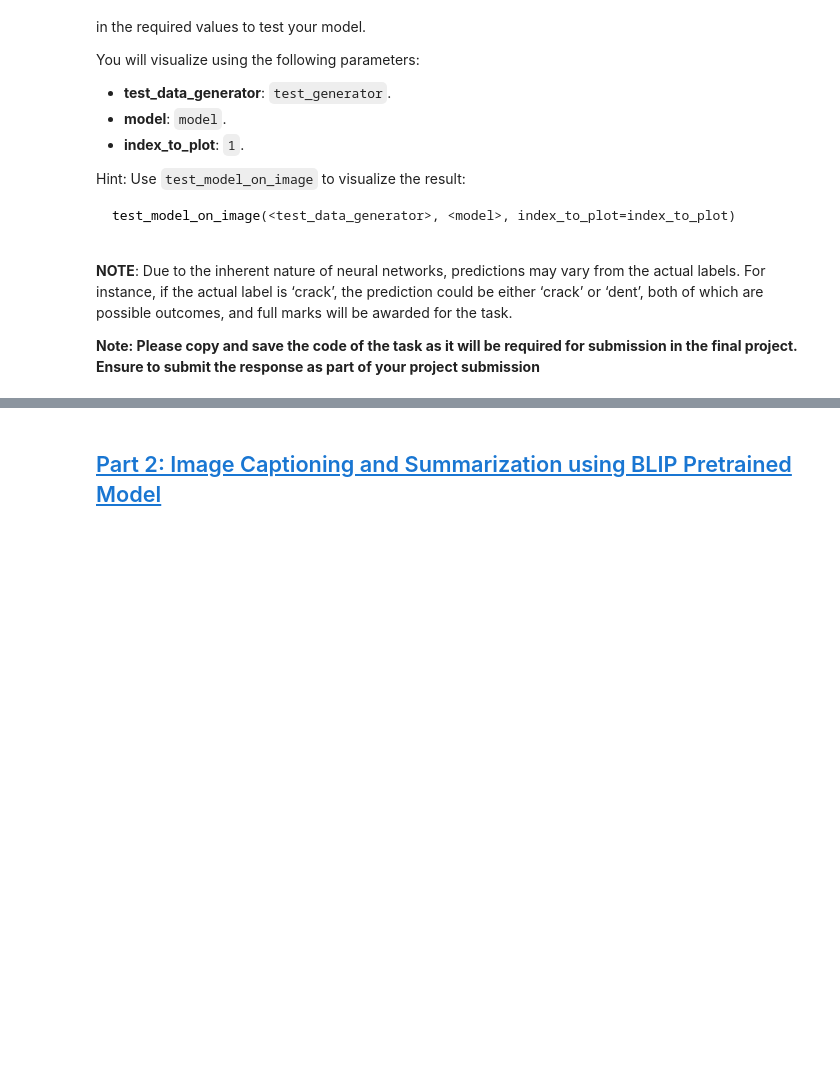
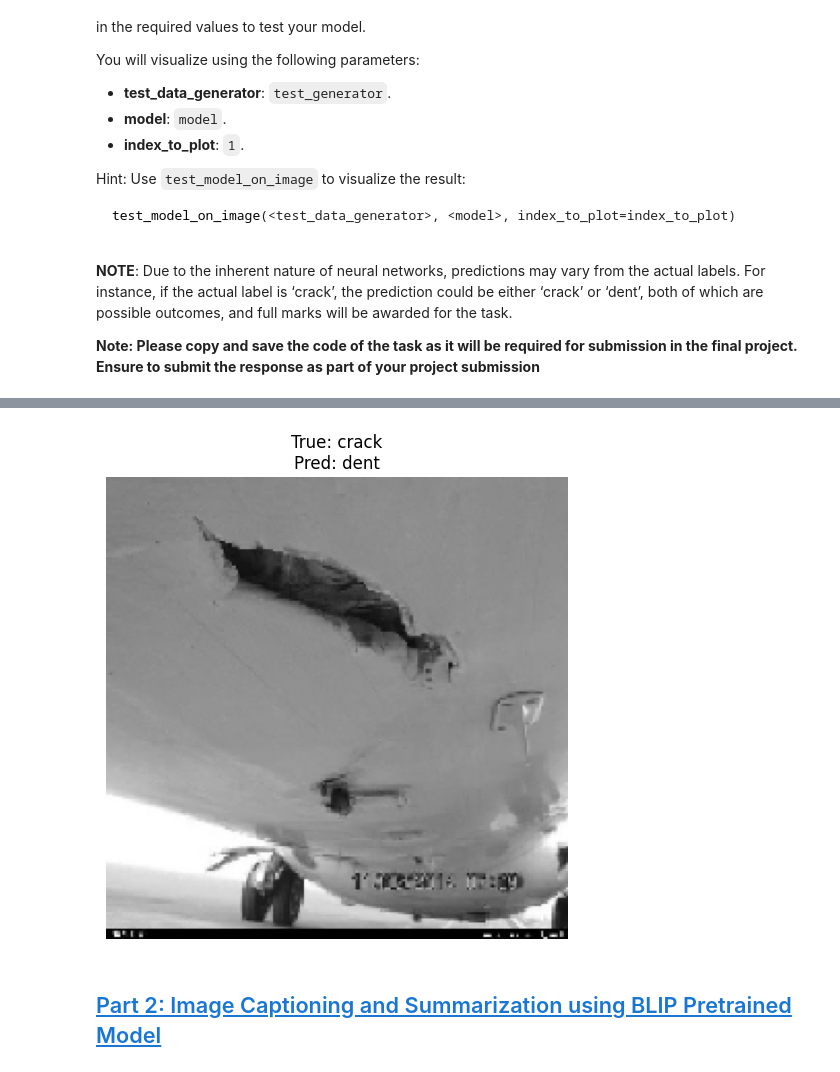
Before and after one commit to loayalabri/DL_Course_Project, a Jupyter notebook: Final_Project_Classification_and_Captioning.ipynb, the cells around one changed output, grey strips where cells are left out. Drawn from its saved outputs; the diff is of its cells as text; code cells hidden in the pictures; blank space fills up the shorter version.

```diff
--- a/Final_Project_Classification_and_Captioning.ipynb
+++ b/Final_Project_Classification_and_Captioning.ipynb
@@ -294,0 +325,11 @@ test_generator = test_datagen.flow_from_directory(
+# %%
+#Write your code here
+# Write your code here
+test_generator = test_datagen.flow_from_directory(
+    test_dir,
+    target_size=(img_rows, img_cols),   # Resize images to the size VGG16 expects
+    batch_size=batch_size,
+    seed = seed_value,
+    class_mode='binary',
+    shuffle=True # Binary classification: dent vs crack
+)
@@ -500,3 +589,5 @@ test_model_on_image(<test_data_generator>, <model>, index_to_plot=index_to_plot)
 # %%
 #Write your code here
 # Write your code here
+test_model_on_image(test_generator, model, 1)
+# %% [output]
@@ -503,3 +595,4 @@ test_model_on_image(<test_data_generator>, <model>, index_to_plot=index_to_plot)
+[figure, added]
 # %% [markdown]
 ## <a id='toc2_'></a>[Part 2: Image Captioning and Summarization using BLIP Pretrained Model](#toc2_)
 # %% [markdown]
```
Also changed, not shown: parts of 22 cells of this notebook, 1 other file.
